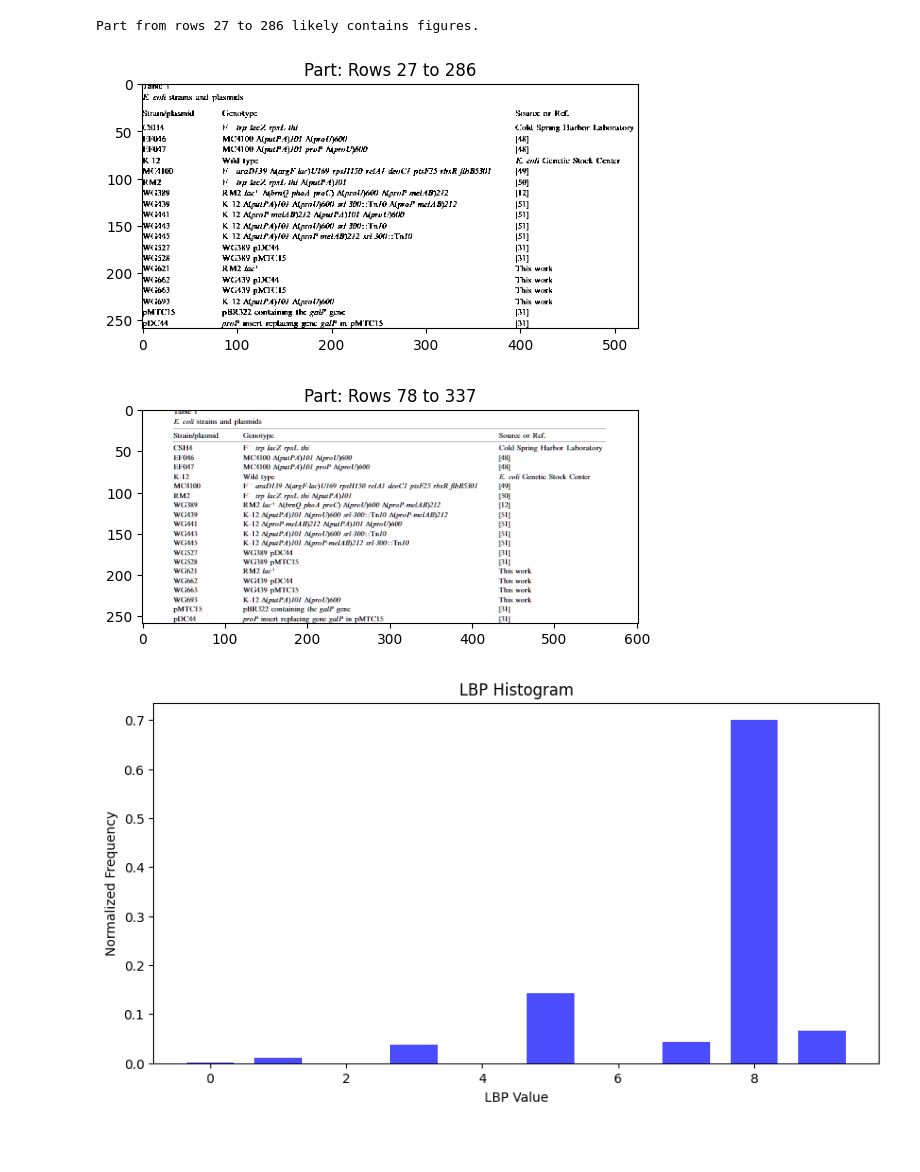
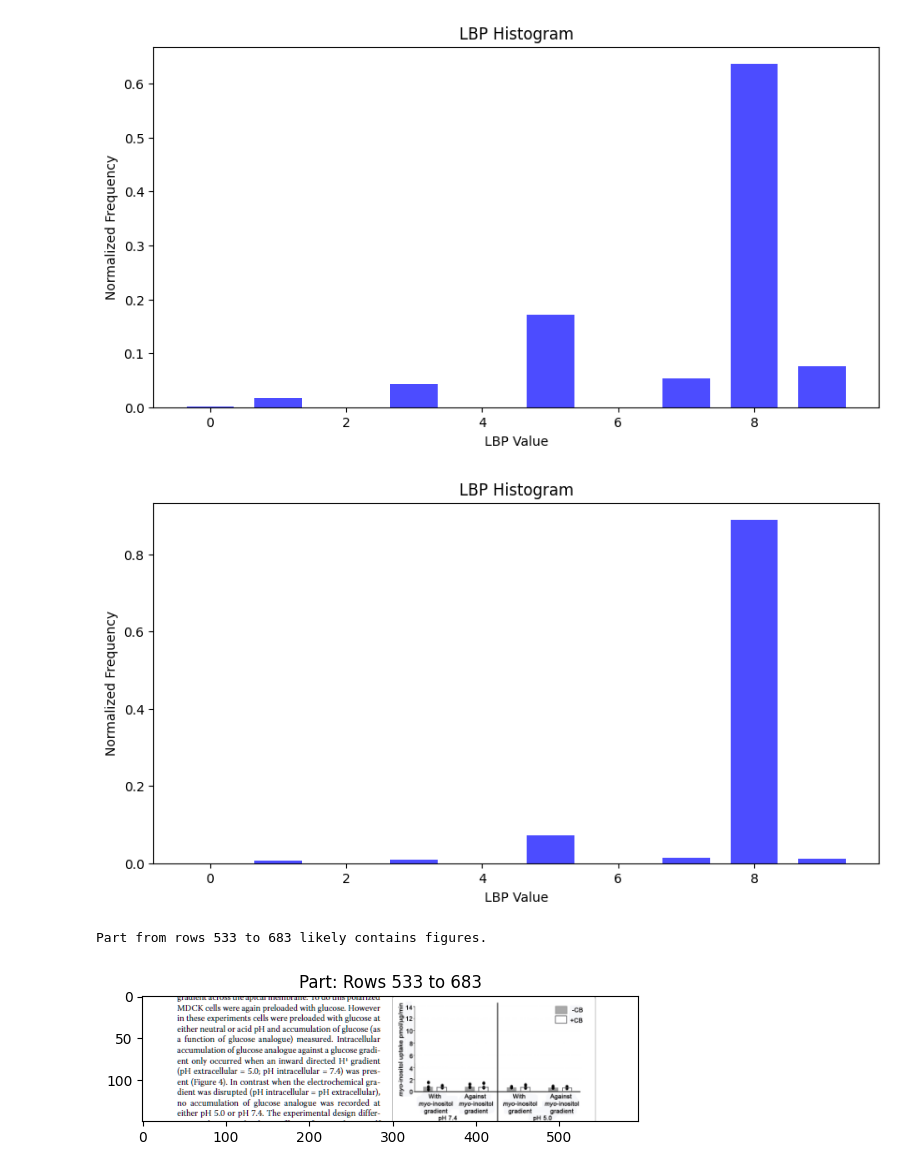
Before and after one commit to sushprova/Figure-Extraction, a Jupyter notebook: Line_gap_mode.ipynb, the cells around one changed output. Cells and saved outputs as stored; diff of their text form; code cells hidden in the pictures; blank space fills up the shorter version.

```diff
--- a/Line_gap_mode.ipynb
+++ b/Line_gap_mode.ipynb
@@ -5,7 +7,7 @@ import matplotlib.pyplot as plt
 from skimage.feature import local_binary_pattern
 from scipy import stats
 # %%
-img = cv2.imread('paper10.png')
+img = cv2.imread('paper5.png')
 imgray = cv2.cvtColor(img, cv2.COLOR_BGR2GRAY)
 
 ret, thresh = cv2.threshold(imgray, 170, 255, cv2.THRESH_BINARY)
@@ -103,10 +115,0 @@ plt.show()
-# %%
-marginless_array_row_sums = np.sum(marginless_array, axis=1)
-print (marginless_array_row_sums.shape)
-
-def convert_non_255_to_zero(marginless_array, marginless_array_row_sums):
-  new_arr = np.where(marginless_array_row_sums != 255*marginless_array.shape[1], 0, marginless_array_row_sums)
-  return new_arr
-
-# Convert non-255 values to 0 and store in another array
-marginless_array_improved_row_sum = convert_non_255_to_zero(marginless_array, marginless_array_row_sums)
@@ -234,13 +366,13 @@ def has_significant_texture(lbp, threshold=0.75):
 
     return hist.max() > threshold
 
-def display_image_parts(image, parts):
-    for i, (start, end) in enumerate(parts):
-        part = image[start:end, 0:image.shape[1]]
-        plt.figure()
-        plt.imshow(part, cmap='gray')
-        plt.title(f'Part {i+1}: Rows {start} to {end}')
-        plt.show()
+# def display_image_parts(image, parts):
+#     for i, (start, end) in enumerate(parts):
+#         part = image[start:end, 0:image.shape[1]]
+#         plt.figure()
+#         plt.imshow(part, cmap='gray')
+#         plt.title(f'Part {i+1}: Rows {start} to {end}')
+#         plt.show()
 
 
 # Load the image (assuming it's already loaded as 'image')
@@ -248,15 +380,16 @@ def display_image_parts(image, parts):
 
 
 for start, end in parts:
-    part = marginless_array[start:end, 0:marginless_array.shape[1]]
+    part = marginless_array_processed[start:end, 0:marginless_array_processed.shape[1]]
     lbp = analyze_texture(part)
     if has_significant_texture(lbp):
-        print(f"Part from rows {start} to {end} likely contains figures.")
+        # print(f"Part from rows {start} to {end} likely contains figures.")
+        print(f"Part from rows {start+top_margin} to {end+top_margin} likely contains figures.")
 
-        plt.figure()
-        plt.imshow(part, cmap='gray')
-        plt.title(f'Part: Rows {start} to {end}')
-        plt.show()
+        # plt.figure()
+        # plt.imshow(part, cmap='gray')
+        # plt.title(f'Part: Rows {start} to {end}')
+        # plt.show()
 
         part = img[start+top_margin:end+ top_margin, 0:array.shape[1]]
         plt.figure()
@@ -269,4 +402,4 @@ for start, end in parts:
-Part from rows 27 to 286 likely contains figures.
-[figure, old version]
+[figure, new version]
-[figure, old version]
+[figure, new version]
+Part from rows 533 to 683 likely contains figures.
-[figure, old version]
+[figure, new version]
```
Also changed, not shown: parts of 9 cells of this notebook.
